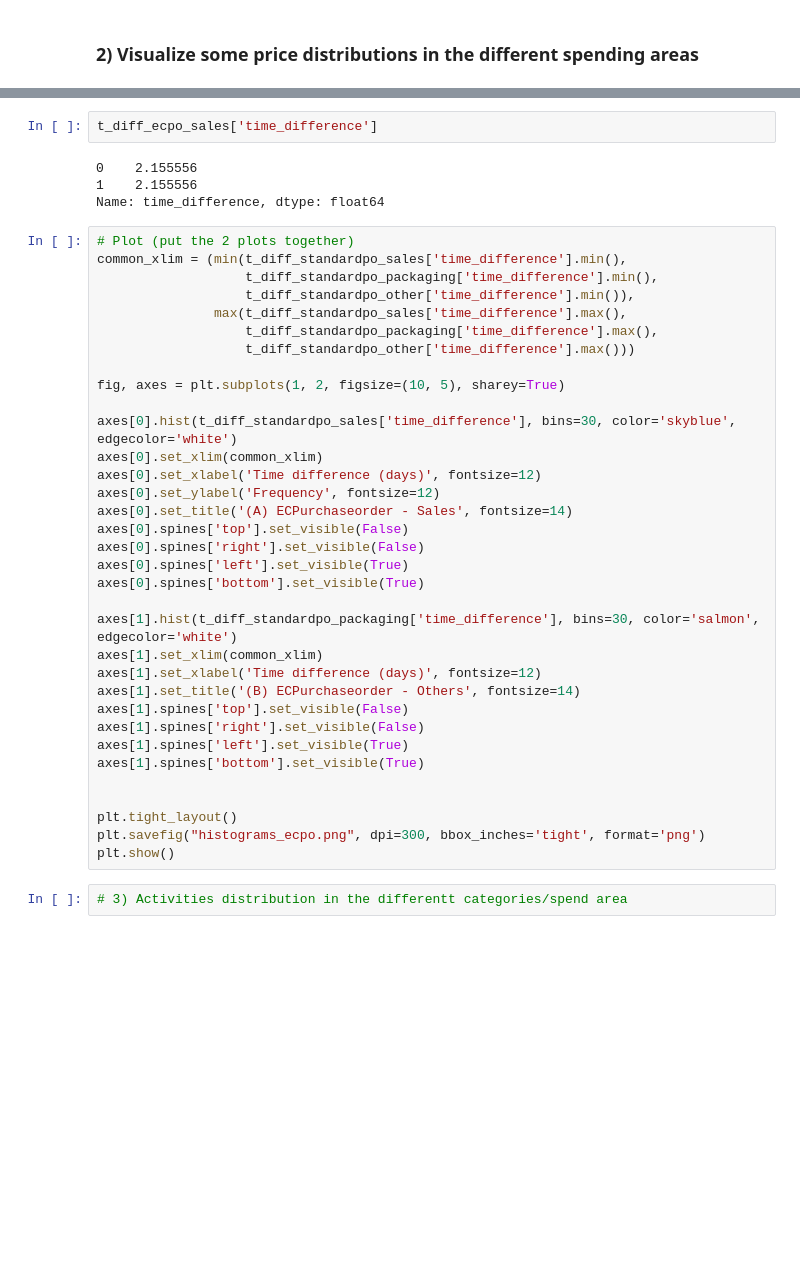
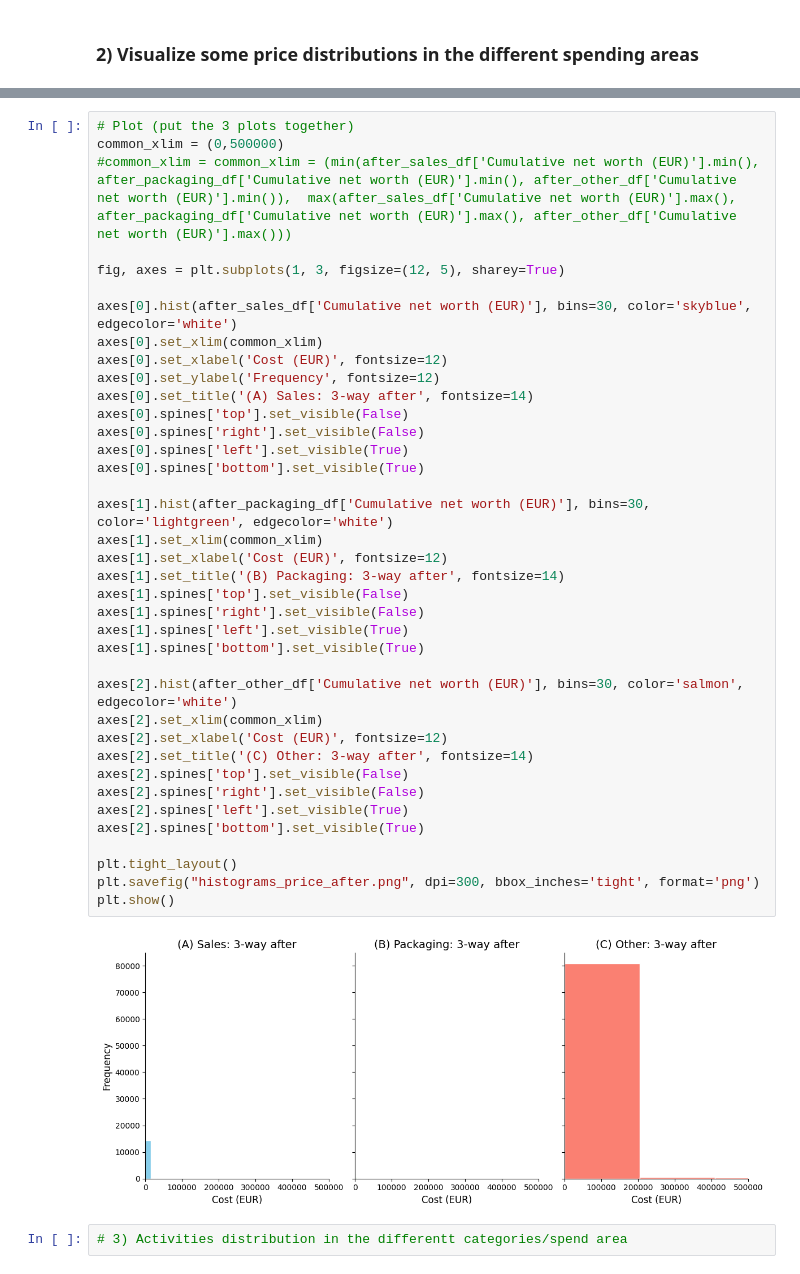
Before and after one commit to sampledrift42/MDS-PODS-Proj1, a Jupyter notebook: data_preparation/data_exploration.ipynb, the cells around one changed output, grey strips where cells are left out. Drawn from its saved outputs; the diff is of its cells as text; blank space fills up the shorter version.

```diff
--- a/data_preparation/data_exploration.ipynb
+++ b/data_preparation/data_exploration.ipynb
@@ -688,43 +757,43 @@ Text(0, 0.5, 'Frecuencia')
-# %%
-t_diff_ecpo_sales['time_difference']
-# %% [output]
-0    2.155556
-1    2.155556
-Name: time_difference, dtype: float64
-# %%
-# Plot (put the 2 plots together)
-common_xlim = (min(t_diff_standardpo_sales['time_difference'].min(),
-                   t_diff_standardpo_packaging['time_difference'].min(),
-                   t_diff_standardpo_other['time_difference'].min()),
-               max(t_diff_standardpo_sales['time_difference'].max(),
-                   t_diff_standardpo_packaging['time_difference'].max(),
-                   t_diff_standardpo_other['time_difference'].max()))
-
-fig, axes = plt.subplots(1, 2, figsize=(10, 5), sharey=True)
-
-axes[0].hist(t_diff_standardpo_sales['time_difference'], bins=30, color='skyblue', edgecolor='white')
-axes[0].set_xlim(common_xlim)
-axes[0].set_xlabel('Time difference (days)', fontsize=12)
-axes[0].set_ylabel('Frequency', fontsize=12)
-axes[0].set_title('(A) ECPurchaseorder - Sales', fontsize=14)
-axes[0].spines['top'].set_visible(False)
-axes[0].spines['right'].set_visible(False)
-axes[0].spines['left'].set_visible(True)
-axes[0].spines['bottom'].set_visible(True)
-
-axes[1].hist(t_diff_standardpo_packaging['time_difference'], bins=30, color='salmon', edgecolor='white')
-axes[1].set_xlim(common_xlim)
-axes[1].set_xlabel('Time difference (days)', fontsize=12)
-axes[1].set_title('(B) ECPurchaseorder - Others', fontsize=14)
-axes[1].spines['top'].set_visible(False)
-axes[1].spines['right'].set_visible(False)
-axes[1].spines['left'].set_visible(True)
-axes[1].spines['bottom'].set_visible(True)
-
-
-plt.tight_layout()
-plt.savefig("histograms_ecpo.png", dpi=300, bbox_inches='tight', format='png')
-plt.show()
+# %%
+# Plot (put the 3 plots together)
+common_xlim = (0,500000)
+#common_xlim = common_xlim = (min(after_sales_df['Cumulative net worth (EUR)'].min(), after_packaging_df['Cumulative net worth (EUR)'].min(), after_other_df['Cumulative net worth (EUR)'].min()),  max(after_sales_df['Cumulative net worth (EUR)'].max(), after_packaging_df['Cumulative net worth (EUR)'].max(), after_other_df['Cumulative net worth (EUR)'].max()))
+
+fig, axes = plt.subplots(1, 3, figsize=(12, 5), sharey=True)
+
+axes[0].hist(after_sales_df['Cumulative net worth (EUR)'], bins=30, color='skyblue', edgecolor='white')
+axes[0].set_xlim(common_xlim)
+axes[0].set_xlabel('Cost (EUR)', fontsize=12)
+axes[0].set_ylabel('Frequency', fontsize=12)
+axes[0].set_title('(A) Sales: 3-way after', fontsize=14)
+axes[0].spines['top'].set_visible(False)
+axes[0].spines['right'].set_visible(False)
+axes[0].spines['left'].set_visible(True)
+axes[0].spines['bottom'].set_visible(True)
+
+axes[1].hist(after_packaging_df['Cumulative net worth (EUR)'], bins=30, color='lightgreen', edgecolor='white')
+axes[1].set_xlim(common_xlim)
+axes[1].set_xlabel('Cost (EUR)', fontsize=12)
+axes[1].set_title('(B) Packaging: 3-way after', fontsize=14)
+axes[1].spines['top'].set_visible(False)
+axes[1].spines['right'].set_visible(False)
+axes[1].spines['left'].set_visible(True)
+axes[1].spines['bottom'].set_visible(True)
+
+axes[2].hist(after_other_df['Cumulative net worth (EUR)'], bins=30, color='salmon', edgecolor='white')
+axes[2].set_xlim(common_xlim)
+axes[2].set_xlabel('Cost (EUR)', fontsize=12)
+axes[2].set_title('(C) Other: 3-way after', fontsize=14)
+axes[2].spines['top'].set_visible(False)
+axes[2].spines['right'].set_visible(False)
+axes[2].spines['left'].set_visible(True)
+axes[2].spines['bottom'].set_visible(True)
+
+plt.tight_layout()
+plt.savefig("histograms_price_after.png", dpi=300, bbox_inches='tight', format='png')
+plt.show()
+# %% [output]
+[figure, added]
 # %%
 # 3) Activities distribution in the differentt categories/spend area
 # %%
```
Also changed, not shown: parts of 12 cells of this notebook.
